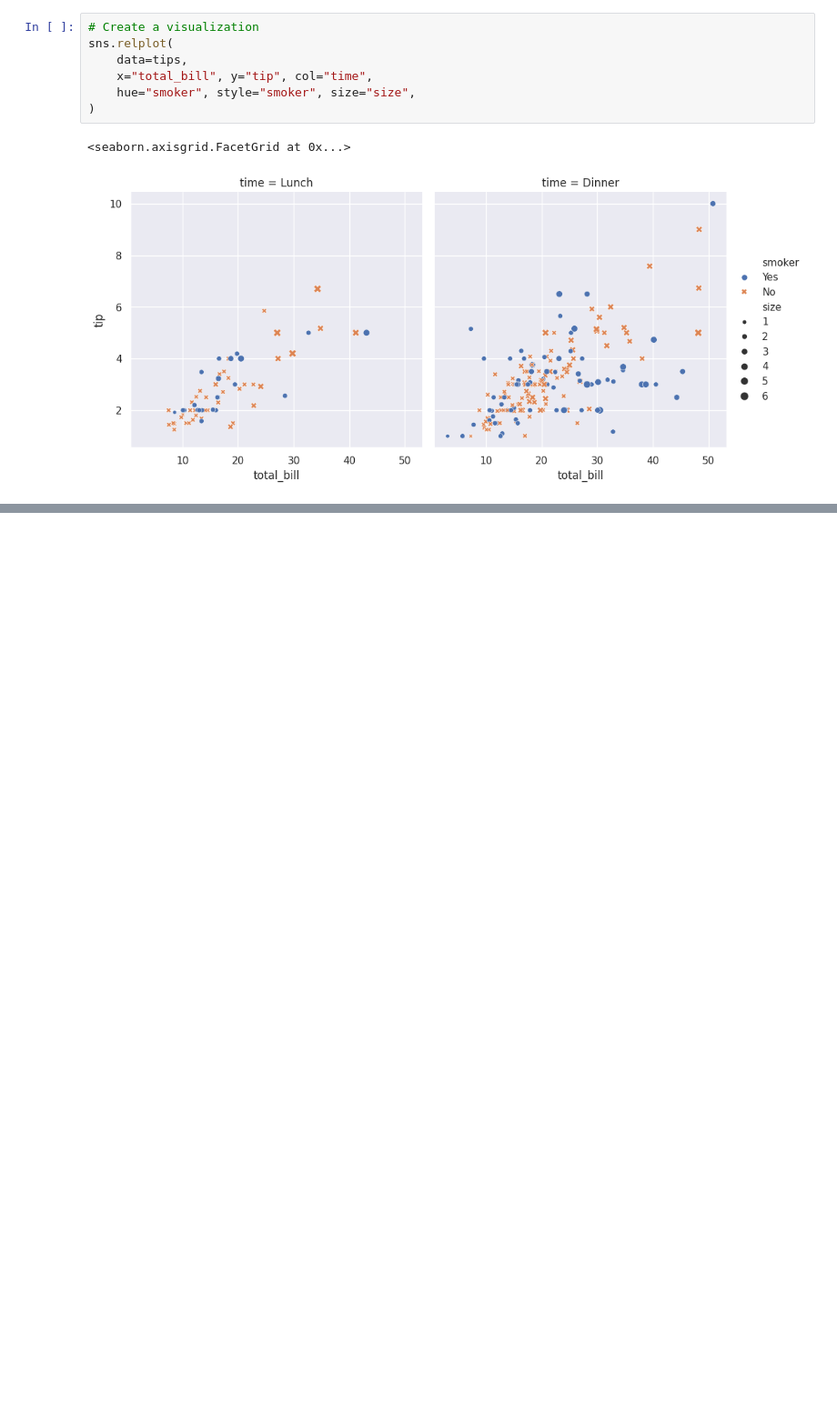
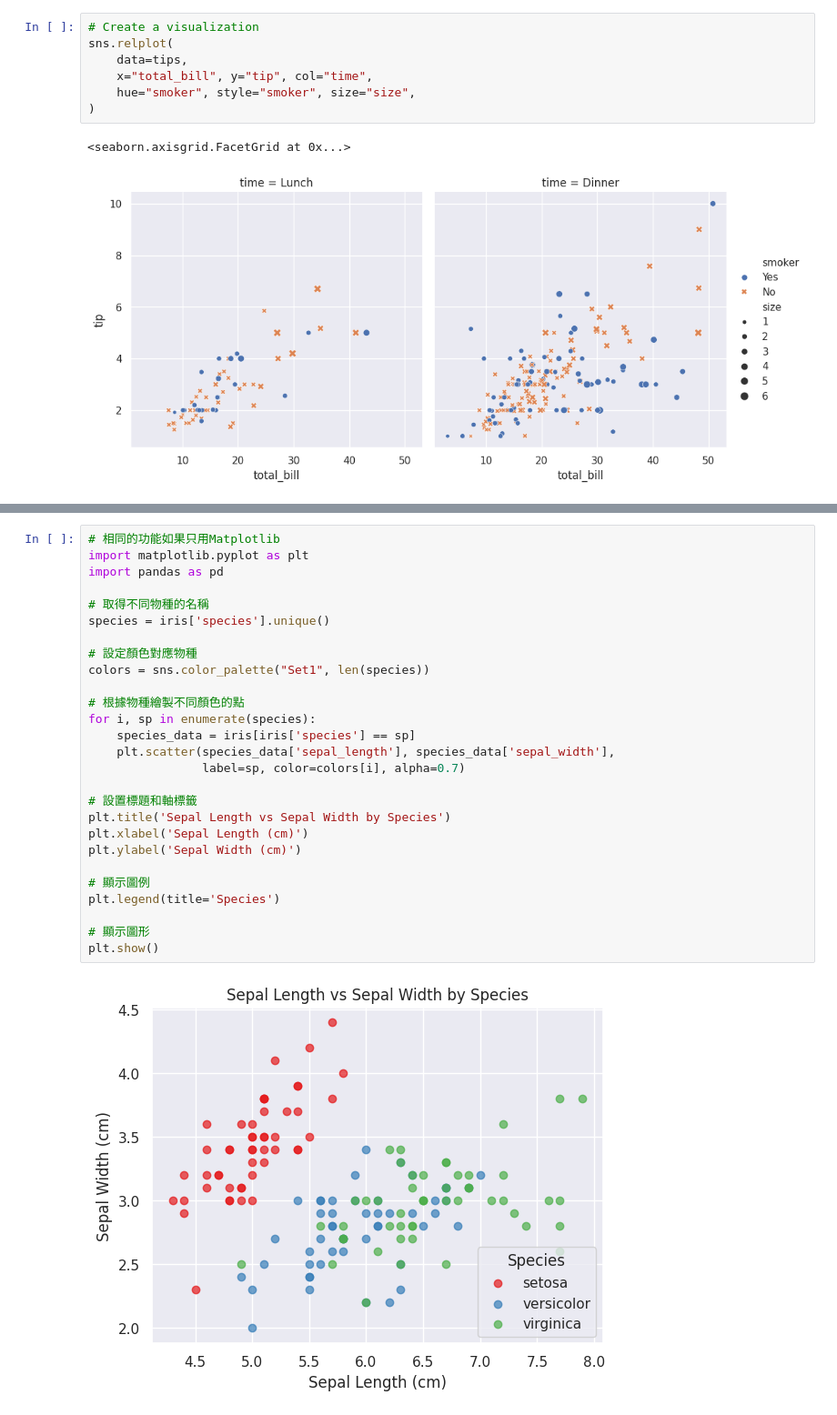
Before and after one commit to wu4fmp6/machine_learning, a Jupyter notebook: seaborn.ipynb, the cells around one changed output, grey strips where cells are left out. Shown at 91% size. Cells and saved outputs as stored; diff of their text form; blank space fills up the shorter version.

```diff
--- a/seaborn.ipynb
+++ b/seaborn.ipynb
@@ -27,0 +53,29 @@ sns.relplot(
+# %%
+# 相同的功能如果只用Matplotlib
+import matplotlib.pyplot as plt
+import pandas as pd
+
+# 取得不同物種的名稱
+species = iris['species'].unique()
+
+# 設定顏色對應物種
+colors = sns.color_palette("Set1", len(species))
+
+# 根據物種繪製不同顏色的點
+for i, sp in enumerate(species):
+    species_data = iris[iris['species'] == sp]
+    plt.scatter(species_data['sepal_length'], species_data['sepal_width'],
+                label=sp, color=colors[i], alpha=0.7)
+
+# 設置標題和軸標籤
+plt.title('Sepal Length vs Sepal Width by Species')
+plt.xlabel('Sepal Length (cm)')
+plt.ylabel('Sepal Width (cm)')
+
+# 顯示圖例
+plt.legend(title='Species')
+
+# 顯示圖形
+plt.show()
+# %% [output]
+[figure, added]
```
Also changed, not shown: parts of 2 cells of this notebook.
